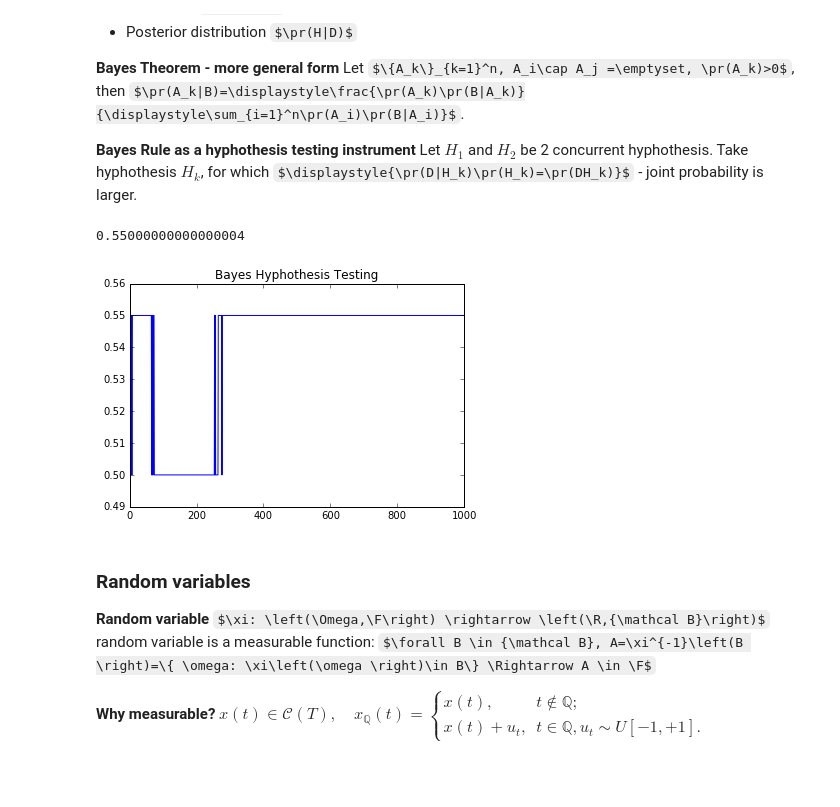
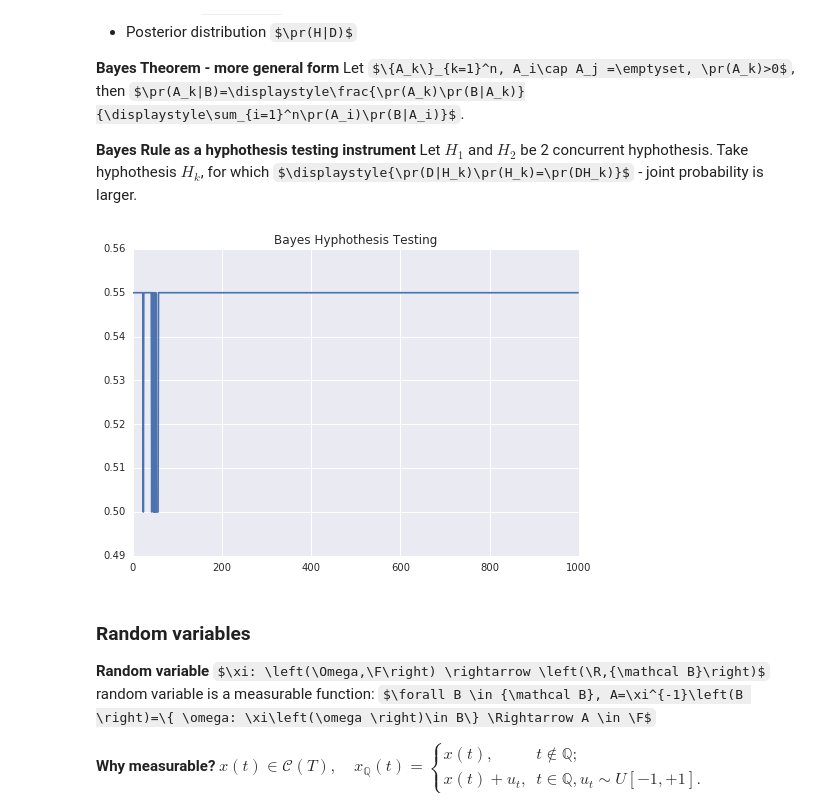
Before and after one commit to denisvstepanov/MachineLearningLectures, a Jupyter notebook: 00. Probability Introduction.ipynb, the cells around one changed output. Cells and saved outputs as stored; diff of their text form; code cells hidden in the pictures; some formulas as TeX source; blank space fills up the shorter version.

```diff
--- a/00. Probability Introduction.ipynb
+++ b/00. Probability Introduction.ipynb
@@ -145,34 +145,31 @@ Let $H_1$ and $H_2$ be 2 concurrent hyphothesis. Take hyphothesis $H_k$, for whi
 n = 1000
 x = bernoulli(p=0.55).rvs(size=n)
 # %%
-def joint_prob(x, p, prior):
-    likelihood = bernoulli(p=p).logpmf(x).sum()
-    return likelihood + prior.logpmf(p)
+def joint_prob(x, p, i, prior):
+    likelihood = bernoulli(p=p[i]).logpmf(x).sum()
+    return likelihood + prior.logpmf(i)
 # %%
-def accept(x, p1, p2, prior):
-    if joint_prob(x, p1, prior) > joint_prob(x, p2, prior):
-        return p1
+def accept(x, p, i1, i2, prior):
+    if joint_prob(x, p, i1, prior) > joint_prob(x, p, i2, prior):
+        return p[i1]
     else:
-        return p2
+        return p[i2]
 # %%
 from scipy.stats import rv_discrete
 # %%
 xk = np.array([0.5, 0.55])
 pk = np.array([0.5, 0.5])
-discrete = rv_discrete(name='discrete', values=(xk, pk))
+discrete = rv_discrete(name='discrete', values=(range(len(xk)), pk))
+prior = discrete
+p = xk
-# %%
-p = xk
-prior = discrete
-accept(x, p[0], p[1], prior)
-# %% [output]
-0.55000000000000004
 # %%
-path = np.array([accept(x[:k], p[0], p[1], prior) for k in range(1,len(x))])
+path = np.array([accept(x[:k], p, 0, 1, prior) for k in range(1,len(x))])
 # %%
 plt.title('Bayes Hyphothesis Testing')
-plt.plot(path);
+plt.plot(path)
+plt.ylim(xk[0]-0.01,xk[1]+0.01);
 # %% [output]
-[figure, old version]
+[figure, new version]
 # %% [markdown]
 ### Random variables
 
```
Also changed, not shown: parts of 50 cells of this notebook.
